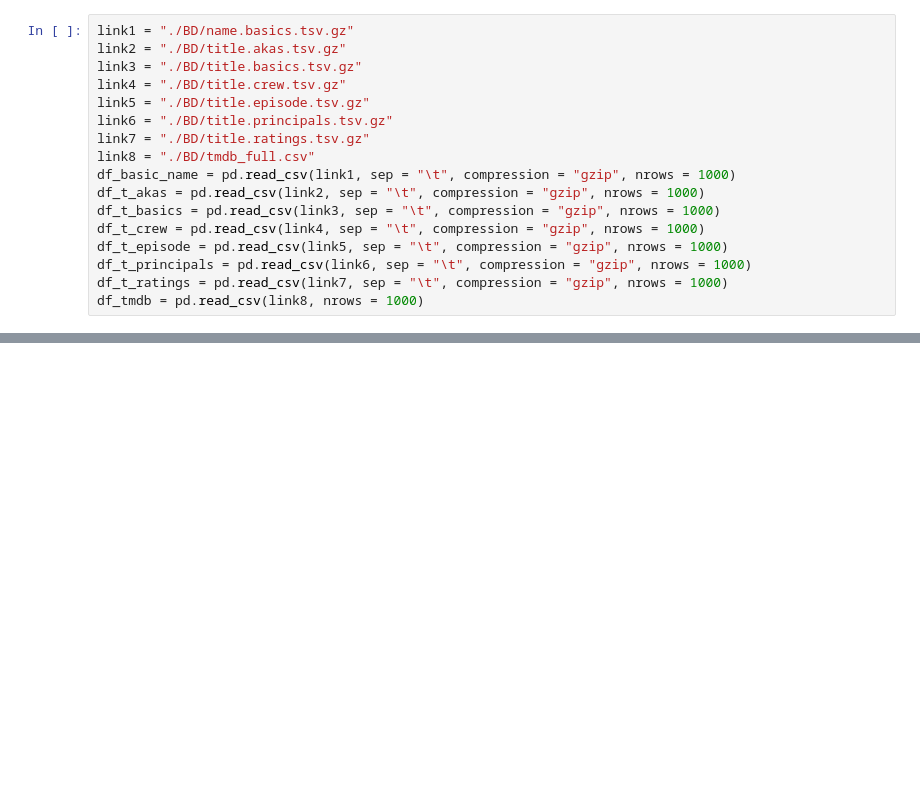
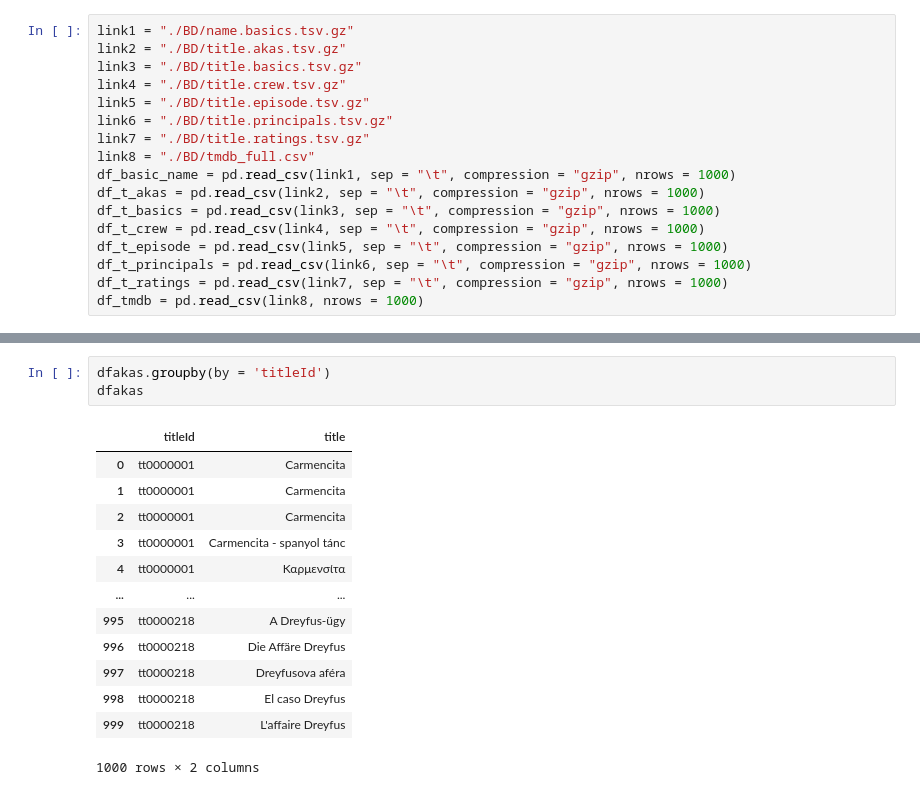
Before and after one commit to Garvoz/Alicine, a Jupyter notebook: premier_nettoyage.ipynb, the cells around one changed output, grey strips where cells are left out. Drawn from its saved outputs; the diff is of its cells as text; blank space fills up the shorter version.

```diff
--- a/premier_nettoyage.ipynb
+++ b/premier_nettoyage.ipynb
@@ -20 +38,18 @@ df_tmdb = pd.read_csv(link8, nrows = 1000)
+# %%
+dfakas.groupby(by = 'titleId')
+dfakas
+# %% [output]
+|  | titleId | title |
+| 0 | tt0000001 | Carmencita |
+| 1 | tt0000001 | Carmencita |
+| 2 | tt0000001 | Carmencita |
+| 3 | tt0000001 | Carmencita - spanyol tánc |
+| 4 | tt0000001 | Καρμενσίτα |
+| ... | ... | ... |
+| 995 | tt0000218 | A Dreyfus-ügy |
+| 996 | tt0000218 | Die Affäre Dreyfus |
+| 997 | tt0000218 | Dreyfusova aféra |
+| 998 | tt0000218 | El caso Dreyfus |
+| 999 | tt0000218 | L'affaire Dreyfus |
+1000 rows × 2 columns
 # %%
```
Also changed, not shown: parts of 9 cells of this notebook.
